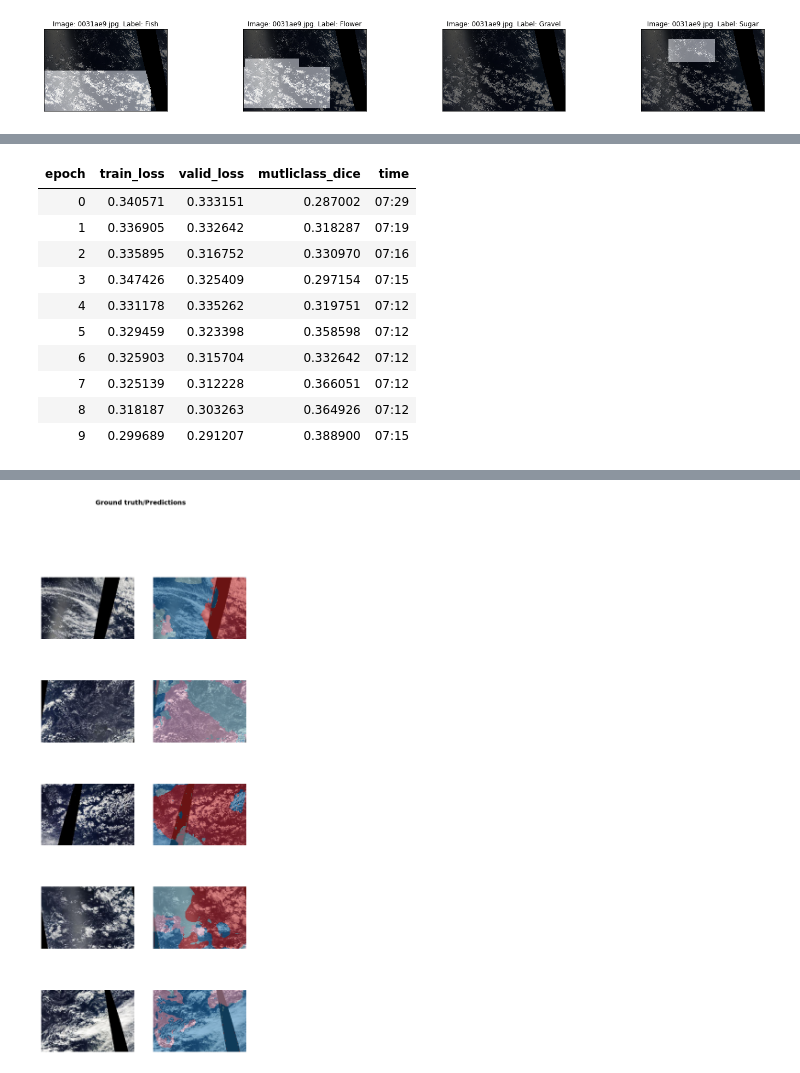
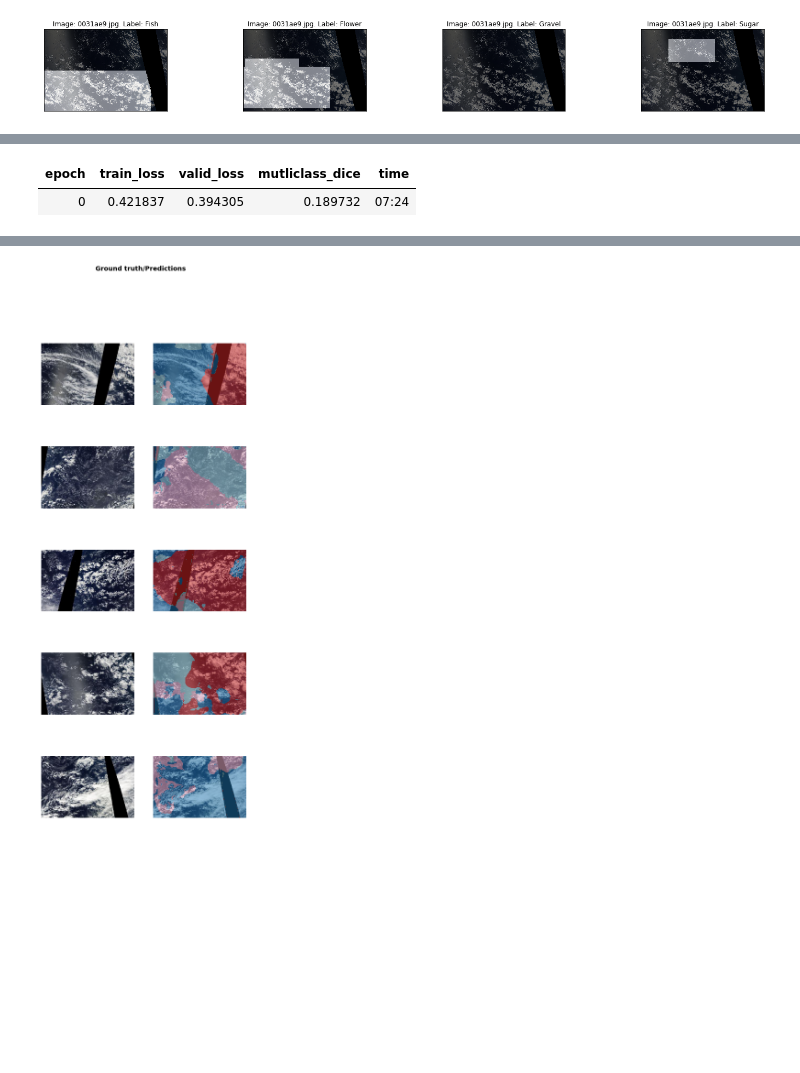
Before and after one commit to JoshVarty/KaggleClouds, a Jupyter notebook: 01_BasicModel.ipynb, the cells around one changed output, grey strips where cells are left out. Drawn from its saved outputs; the diff is of its cells as text; code cells hidden in the pictures; blank space fills up the shorter version.

```diff
--- a/01_BasicModel.ipynb
+++ b/01_BasicModel.ipynb
@@ -221,16 +223,7 @@ learn.recorder.plot()
 # %%
 lr=3e-3
 # %%
-learn.fit_one_cycle(10, slice(lr), pct_start=0.9)
+learn.fit_one_cycle(1, slice(lr), pct_start=0.9)
 # %% [output]
 | epoch | train_loss | valid_loss | mutliclass_dice | time |
-| 0 | 0.340571 | 0.333151 | 0.287002 | 07:29 |
-| 1 | 0.336905 | 0.332642 | 0.318287 | 07:19 |
-| 2 | 0.335895 | 0.316752 | 0.330970 | 07:16 |
-| 3 | 0.347426 | 0.325409 | 0.297154 | 07:15 |
-| 4 | 0.331178 | 0.335262 | 0.319751 | 07:12 |
-| 5 | 0.329459 | 0.323398 | 0.358598 | 07:12 |
-| 6 | 0.325903 | 0.315704 | 0.332642 | 07:12 |
-| 7 | 0.325139 | 0.312228 | 0.366051 | 07:12 |
-| 8 | 0.318187 | 0.303263 | 0.364926 | 07:12 |
-| 9 | 0.299689 | 0.291207 | 0.388900 | 07:15 |
+| 0 | 0.421837 | 0.394305 | 0.189732 | 07:24 |
```
Also changed, not shown: parts of 6 cells of this notebook.
